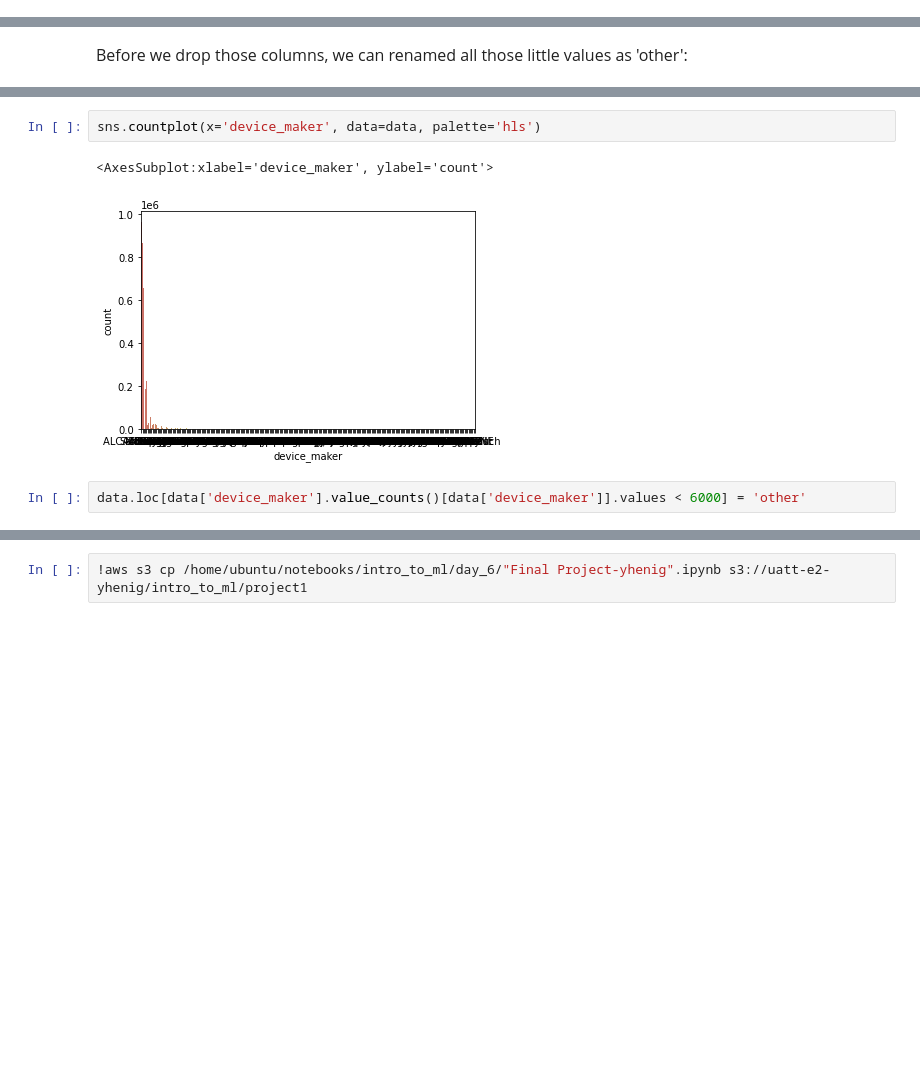
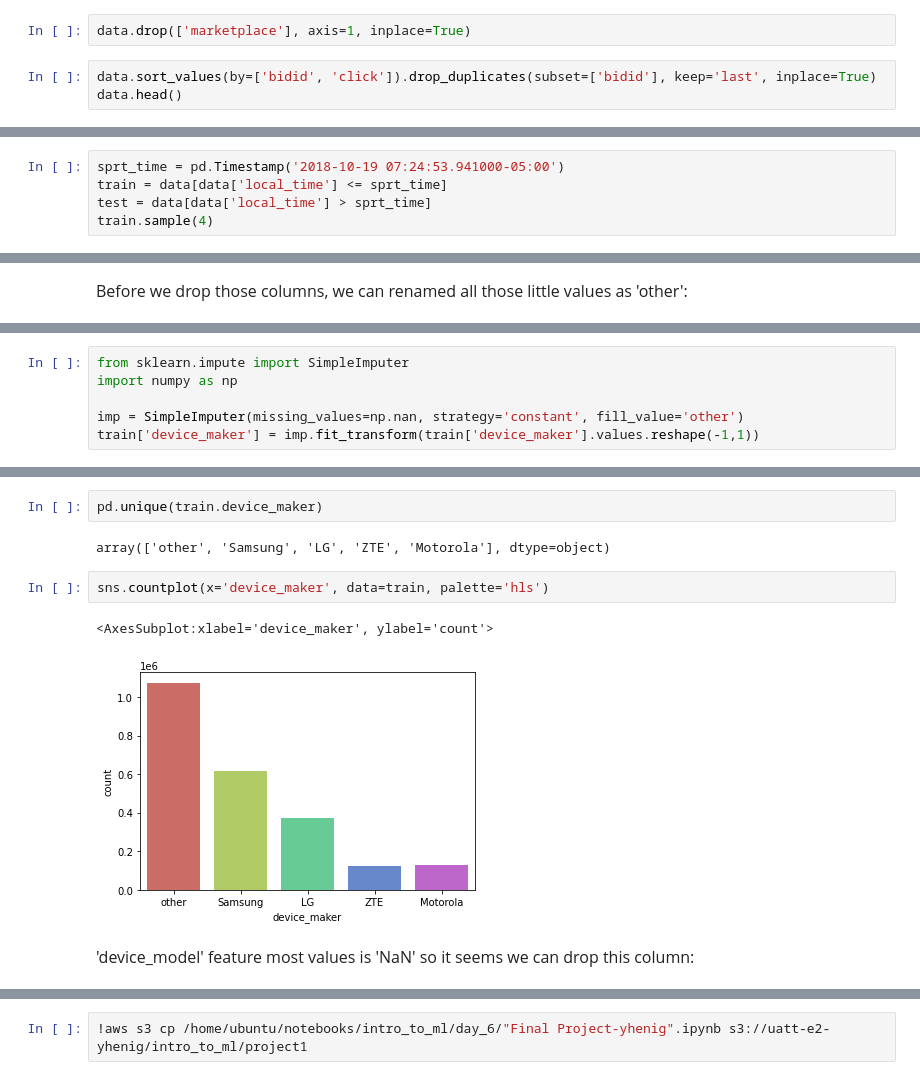
Before and after one commit to yoavhenig/AI-course, a Jupyter notebook: Final Project1-yhenig.ipynb, the cells around one changed output, grey strips where cells are left out. Saved outputs shown, nothing was run; the diff lists cells and outputs as text; blank space fills up the shorter version.

```diff
--- a/Final Project1-yhenig.ipynb
+++ b/Final Project1-yhenig.ipynb
@@ -69,0 +106,5 @@ app
+# %%
+data.drop(['marketplace'], axis=1, inplace=True)
+# %%
+data.sort_values(by=['bidid', 'click']).drop_duplicates(subset=['bidid'], keep='last', inplace=True)
+data.head()
@@ -69,0 +140,5 @@ app
+# %%
+sprt_time = pd.Timestamp('2018-10-19 07:24:53.941000-05:00')
+train = data[data['local_time'] <= sprt_time]
+test = data[data['local_time'] > sprt_time]
+train.sample(4)
@@ -255,0 +339,6 @@ Name: device_maker, Length: 251, dtype: int64
+# %%
+from sklearn.impute import SimpleImputer
+import numpy as np
+
+imp = SimpleImputer(missing_values=np.nan, strategy='constant', fill_value='other')
+train['device_maker'] = imp.fit_transform(train['device_maker'].values.reshape(-1,1))
@@ -265,7 +396,12 @@ data['device_maker'] = imp.fit_transform(data['device_maker'].values.reshape(-1,
+# %%
+pd.unique(train.device_maker)
+# %% [output]
+array(['other', 'Samsung', 'LG', 'ZTE', 'Motorola'], dtype=object)
 # %%
-sns.countplot(x='device_maker', data=data, palette='hls')
+sns.countplot(x='device_maker', data=train, palette='hls')
 # %% [output]
 <AxesSubplot:xlabel='device_maker', ylabel='count'>
-[figure, old version]
+[figure, new version]
-# %%
-data.loc[data['device_maker'].value_counts()[data['device_maker']].values < 6000] = 'other'
+# %% [markdown]
+<p style="line-height:1.75;font-size:16px">
+'device_model' feature most values is 'NaN' so it seems we can drop this column:
```
Also changed, not shown: parts of 60 cells of this notebook.
